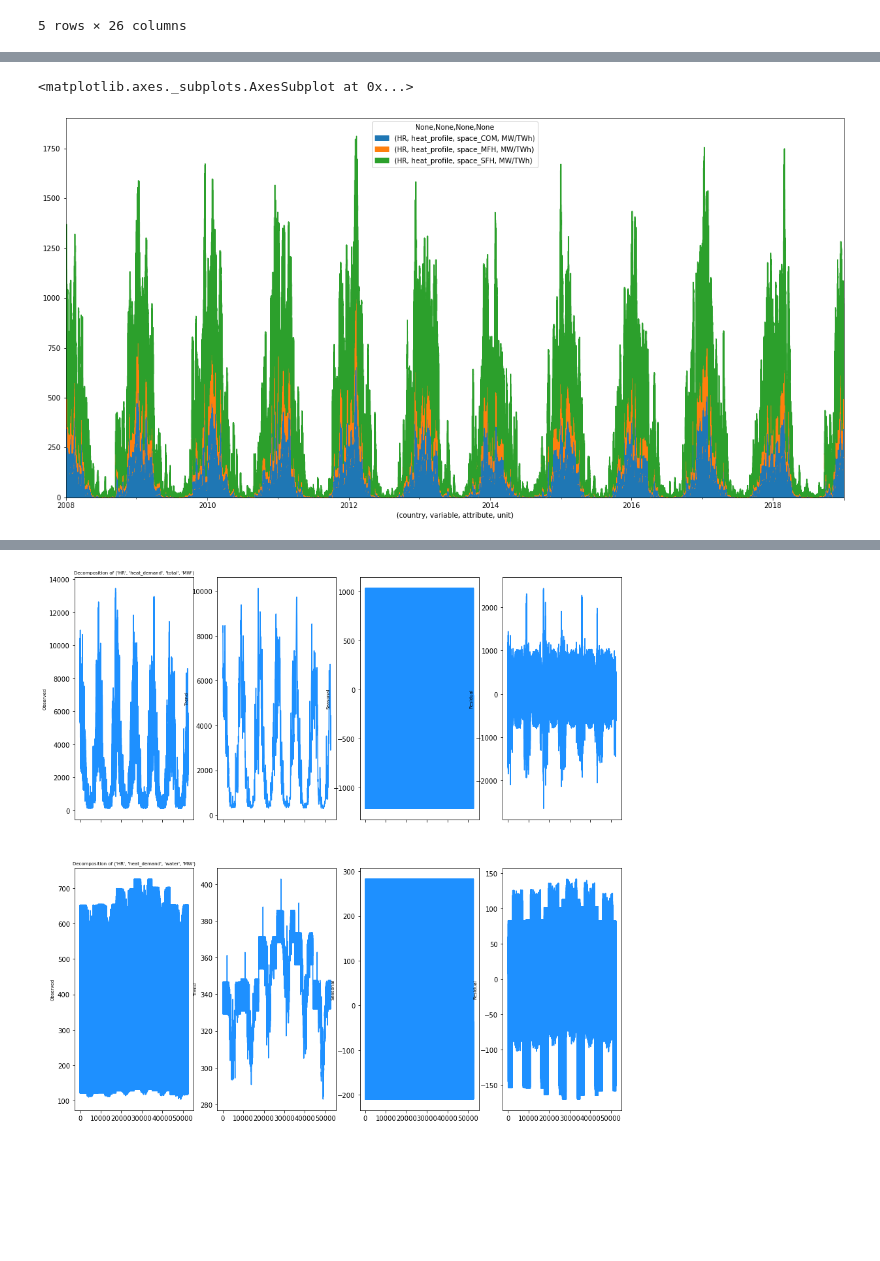
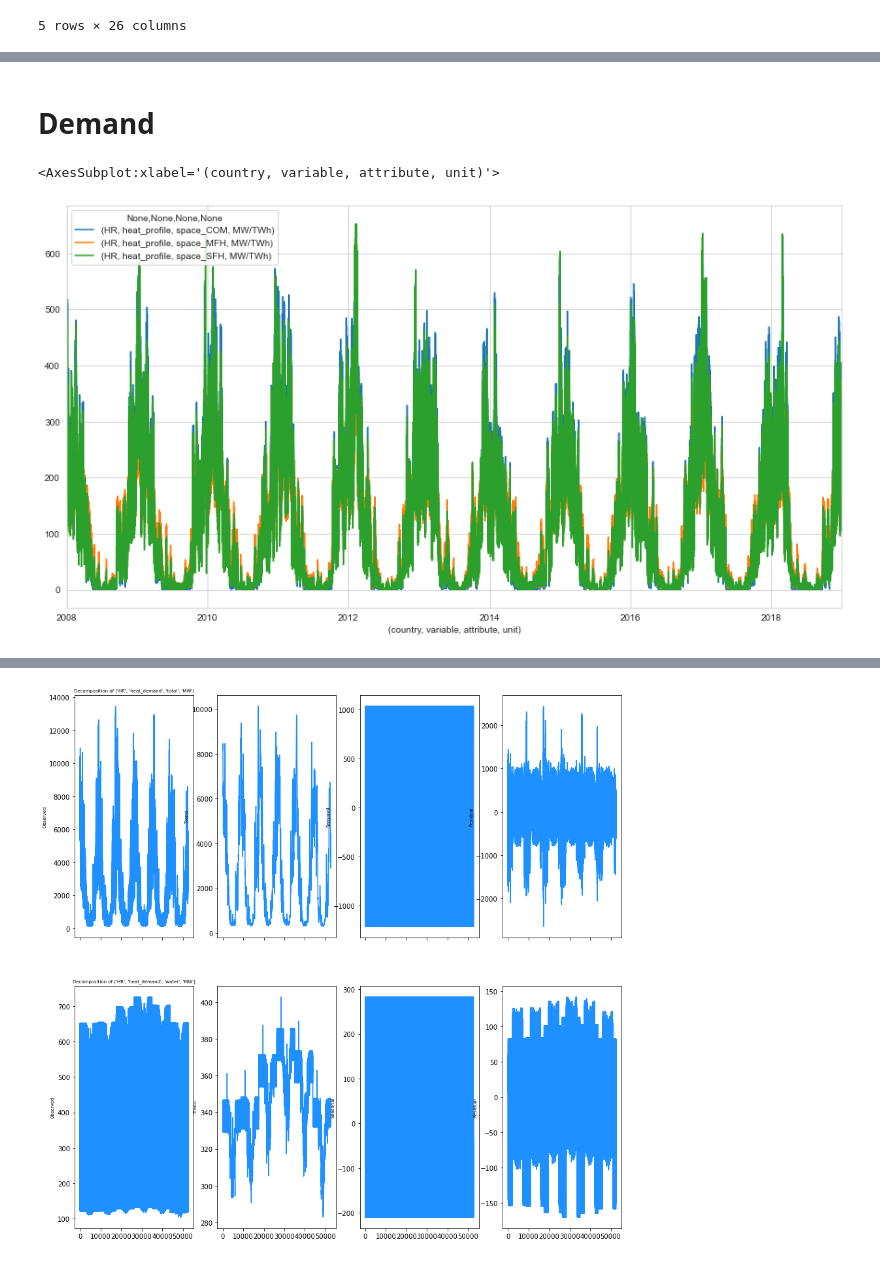
Before and after one commit to ehlimana/EMS, a Jupyter notebook: Untitled2.ipynb, the cells around one changed output, grey strips where cells are left out. Saved outputs shown, nothing was run; the diff lists cells and outputs as text; code cells hidden in the pictures; blank space fills up the shorter version.

```diff
--- a/Untitled2.ipynb
+++ b/Untitled2.ipynb
@@ -119,0 +154,9 @@ file.plot(x=('country',     'variable',     'attribute',        'unit'),y=[(
+# %%
+
+plt.figure(figsize=(10, 7))
+sns.set_style("whitegrid")
+sns.boxplot(data=(file[columns]))
+plt.ylabel("COP")
+plt.title("Box plots - COP")
+plt.xticks(rotation=90)
+plt.show()
@@ -120,7 +188,9 @@ file.plot(x=('country',     'variable',     'attribute',        'unit'),y=[(
+# %% [markdown]
+# Demand
 # %%
-file.plot.area(x=('country',     'variable',     'attribute',        'unit'),y=[(                  'HR', 'heat_profile', 'space_COM', 'MW/TWh'),
+file.plot(x=('country',     'variable',     'attribute',        'unit'),y=[(                  'HR', 'heat_profile', 'space_COM', 'MW/TWh'),
             (                  'HR', 'heat_profile', 'space_MFH', 'MW/TWh'),
-            (                  'HR', 'heat_profile', 'space_SFH', 'MW/TWh')],figsize=(20,10))
+            (                  'HR', 'heat_profile', 'space_SFH', 'MW/TWh')],figsize=(15,8))
 # %% [output]
-<matplotlib.axes._subplots.AxesSubplot at 0x...>
+<AxesSubplot:xlabel='(country, variable, attribute, unit)'>
-[figure, old version]
+[figure, new version]
```
Also changed, not shown: parts of 22 cells of this notebook.
